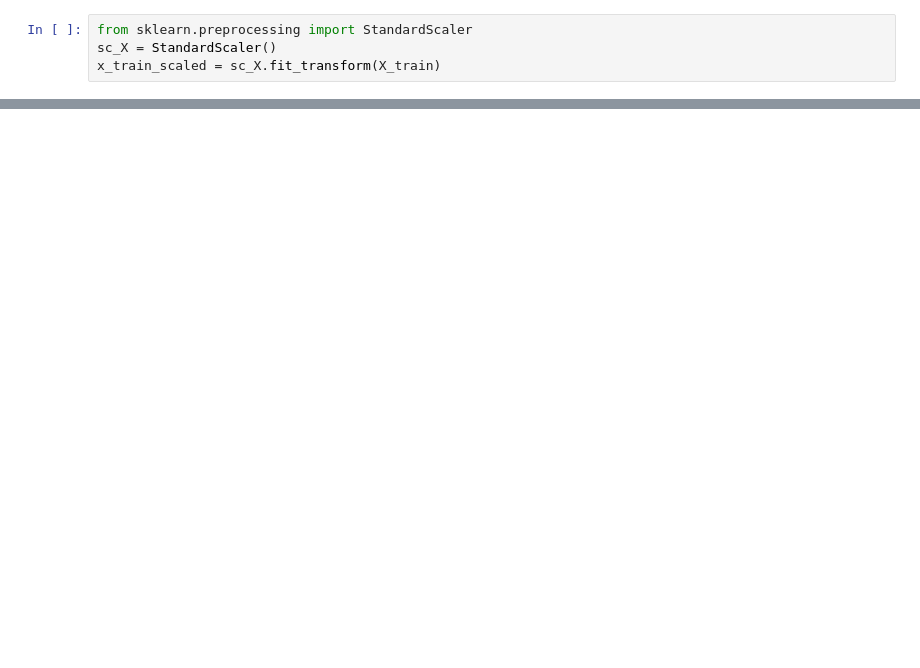
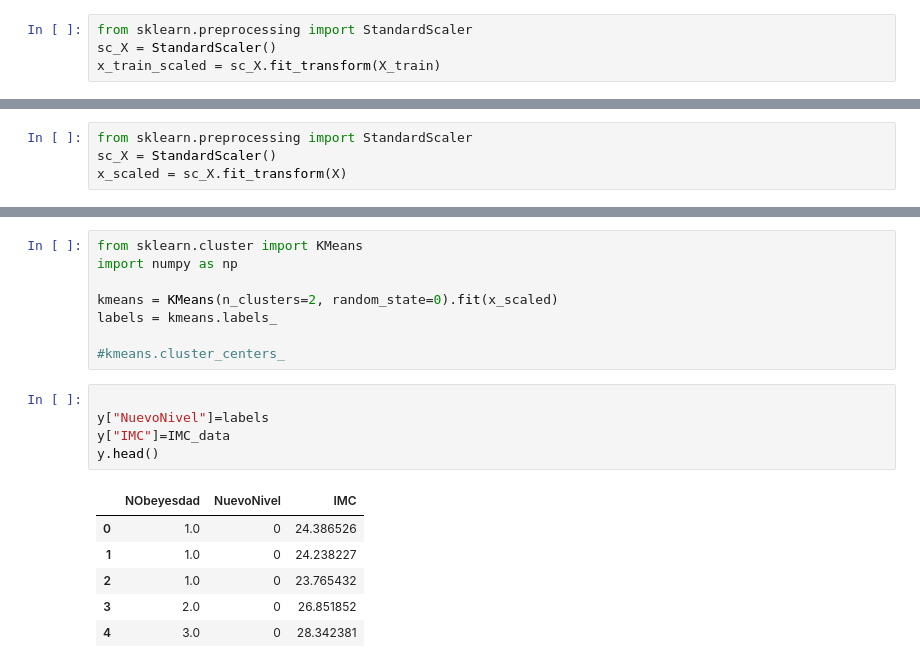
Before and after one commit to niwdehu/ProyectoFinal_INF648, a Jupyter notebook: Notebooks/ProcesoData.ipynb, the cells around one changed output, grey strips where cells are left out. Saved outputs shown, nothing was run; the diff lists cells and outputs as text; blank space fills up the shorter version.

```diff
--- a/Notebooks/ProcesoData.ipynb
+++ b/Notebooks/ProcesoData.ipynb
@@ -386,0 +376,4 @@ plot_roc_curve(fper, tper)
+# %%
+from sklearn.preprocessing import StandardScaler
+sc_X = StandardScaler()
+x_scaled = sc_X.fit_transform(X)
@@ -386,0 +411,20 @@ plot_roc_curve(fper, tper)
+# %%
+from sklearn.cluster import KMeans
+import numpy as np
+
+kmeans = KMeans(n_clusters=2, random_state=0).fit(x_scaled)
+labels = kmeans.labels_
+
+#kmeans.cluster_centers_
+# %%
+
+y["NuevoNivel"]=labels
+y["IMC"]=IMC_data
+y.head()
+# %% [output]
+|  | NObeyesdad | NuevoNivel | IMC |
+| 0 | 1.0 | 0 | 24.386526 |
+| 1 | 1.0 | 0 | 24.238227 |
+| 2 | 1.0 | 0 | 23.765432 |
+| 3 | 2.0 | 0 | 26.851852 |
+| 4 | 3.0 | 0 | 28.342381 |
```
Also changed, not shown: parts of 24 cells of this notebook.
